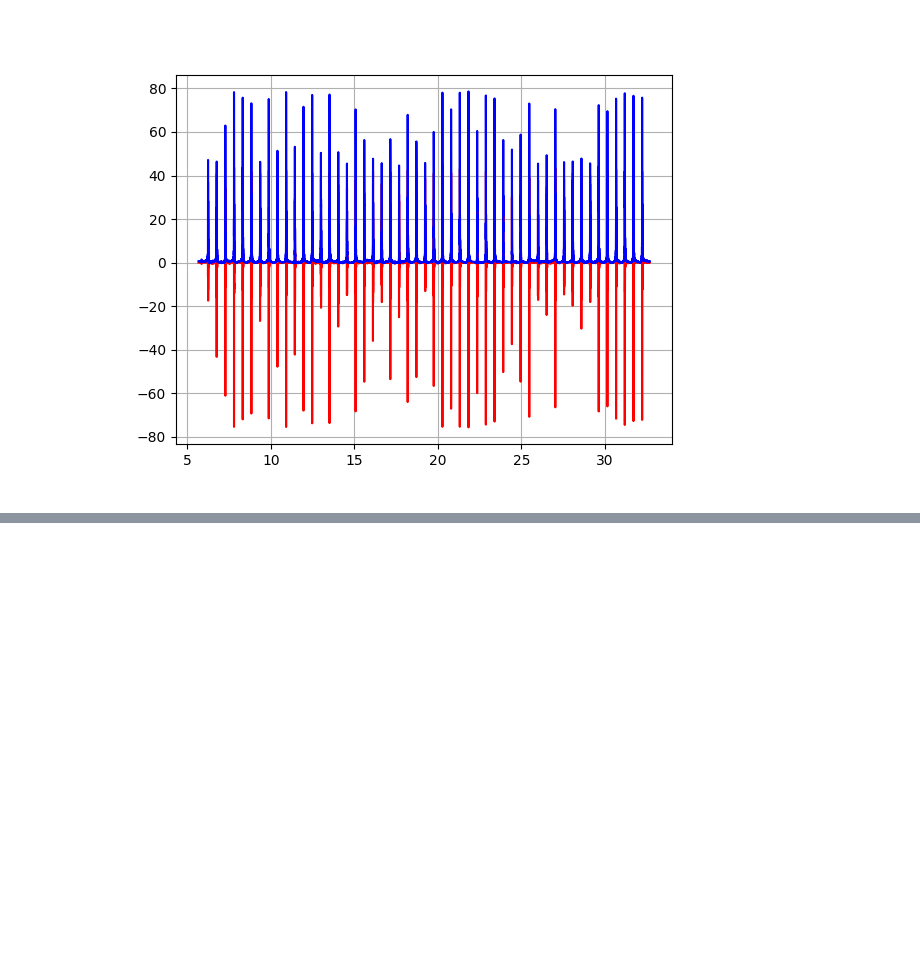
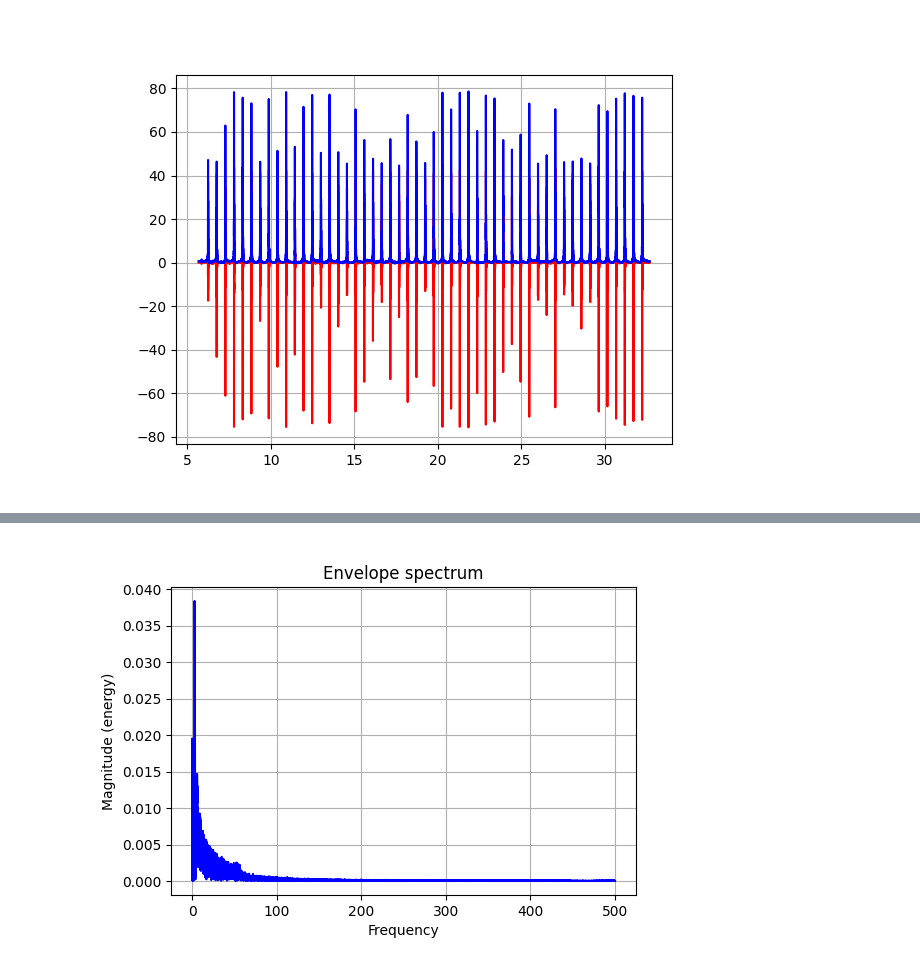
Before and after one commit to androdl96/FlatWheels, a Jupyter notebook: FlatWheels1.ipynb, the cells around one changed output, grey strips where cells are left out. Saved outputs shown, nothing was run; the diff lists cells and outputs as text; code cells hidden in the pictures; blank space fills up the shorter version.

```diff
--- a/FlatWheels1.ipynb
+++ b/FlatWheels1.ipynb
@@ -143,0 +222,13 @@ $y(k)=\sum_{r}A_r\sin\left(2\pi f\left[\dfrac{k}{F}-\dfrac{r}{f_m}\right]\right)
+# %%
+Sx_var_env=np.abs(signal.hilbert(Sx_var))
+
+plt.close('all')
+%matplotlib widget
+plt.figure(figsize=(6,4))
+plt.title("Envelope spectrum")
+spectrum=plt.magnitude_spectrum(Sx_var_env-np.mean(Sx_var_env), Fs=fs, color='blue')
+plt.grid(True)
+#plt.savefig('env_spect.pdf',bbox_inches='tight')
+plt.show()
+# %% [output]
+[figure, added]
```
Also changed, not shown: parts of 13 cells of this notebook.
